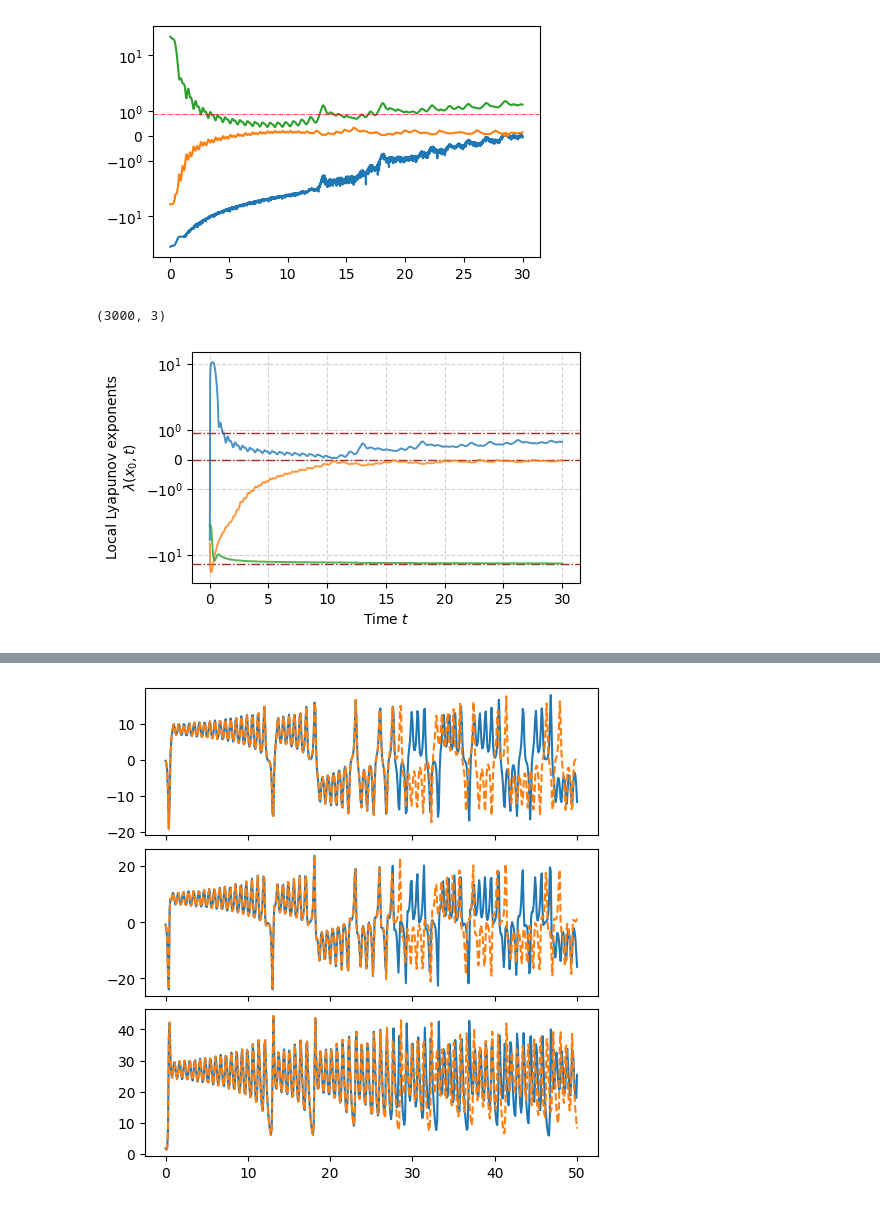
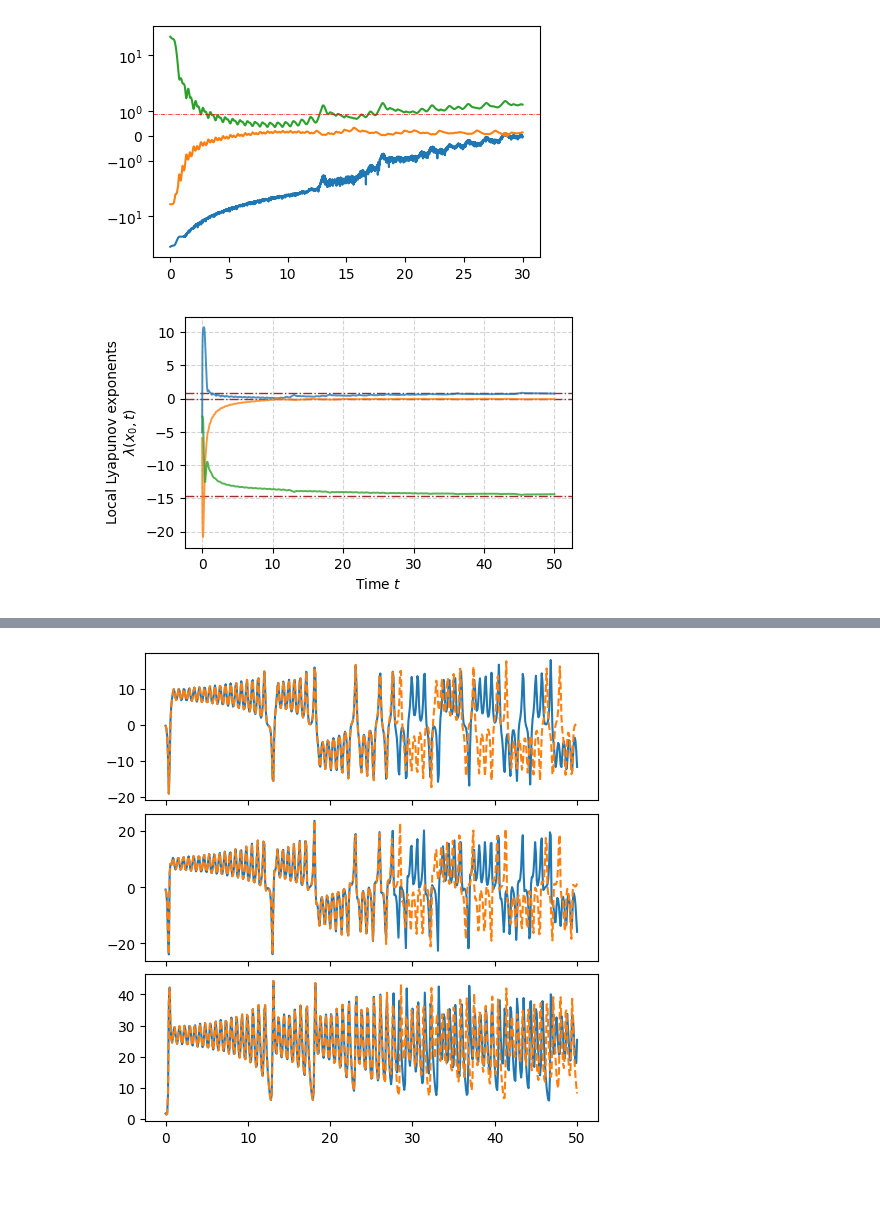
Before and after one commit to Jhko725/sandbox, a Jupyter notebook: local_predictability.ipynb, the cells around one changed output, grey strips where cells are left out. Drawn from its saved outputs; the diff is of its cells as text; code cells hidden in the pictures.

```diff
--- a/local_predictability.ipynb
+++ b/local_predictability.ipynb
@@ -15,19 +16,3 @@ import diffrax as dfx
 
 
 jax.config.update("jax_enable_x64", True)
-# %%
-class TangentODE(AbstractODE):
-    ode: AbstractODE
-
-    @property
-    def dim(self) -> int:
-        return self.ode.dim * (self.ode.dim + 1)
-
-    def rhs(self, t, u: tuple[Float[Array, " dim"], Float[Array, "dim dim"]], args):
-        x, Tx = u
-
-        jac = jax.jacrev(self.ode.rhs, argnums=1)(t, x, args)
-        dx = self.ode.rhs(t, x, args)
-        dTx = jac @ Tx
-
-        return dx, dTx
@@ -224,30 +110,27 @@ log_norms, p, pgr = lyapunov_gr(lorenz, dataset_loaded.u0[0], t)
-# %%
-log_norms.shape
-# %% [output]
-(3000, 3)
 # %%
-lya = log_norms.T / t
+t = jnp.arange(0, 50, 0.01)
+lya = lyapunov_gr(lorenz, dataset_loaded.u0[0], t)
 fig, ax = plt.subplots(1, 1, figsize=(5, 3))
 
 # ax.set_yscale("symlog", base=10)
 
 lya_known = (0.9057, 1.4e-5, -14.5724)
 for lya_true in lya_known:
     ax.axhline(
         y=lya_true,
         color="brown",
         linewidth=1.0,
         linestyle="-.",
     )
 
 plot_kwargs = {"linewidth": 1.4, "alpha": 0.8}
 ax.plot(t, lya[0], **plot_kwargs)
 ax.plot(t, lya[1], **plot_kwargs)
 ax.plot(t, lya[2], **plot_kwargs)
 
 ax.set_xlabel("Time $t$")
 ax.set_ylabel("Local Lyapunov exponents\n" + r"$\lambda(x_0, t)$")
 ax.grid(ls="--", color="lightgray")
-ax.set_yscale("symlog", base=10)
+# ax.set_yscale("symlog")
 # %% [output]
-[figure, old version]
+[figure, new version]
```
Also changed, not shown: parts of 18 cells of this notebook, 6 other files.
